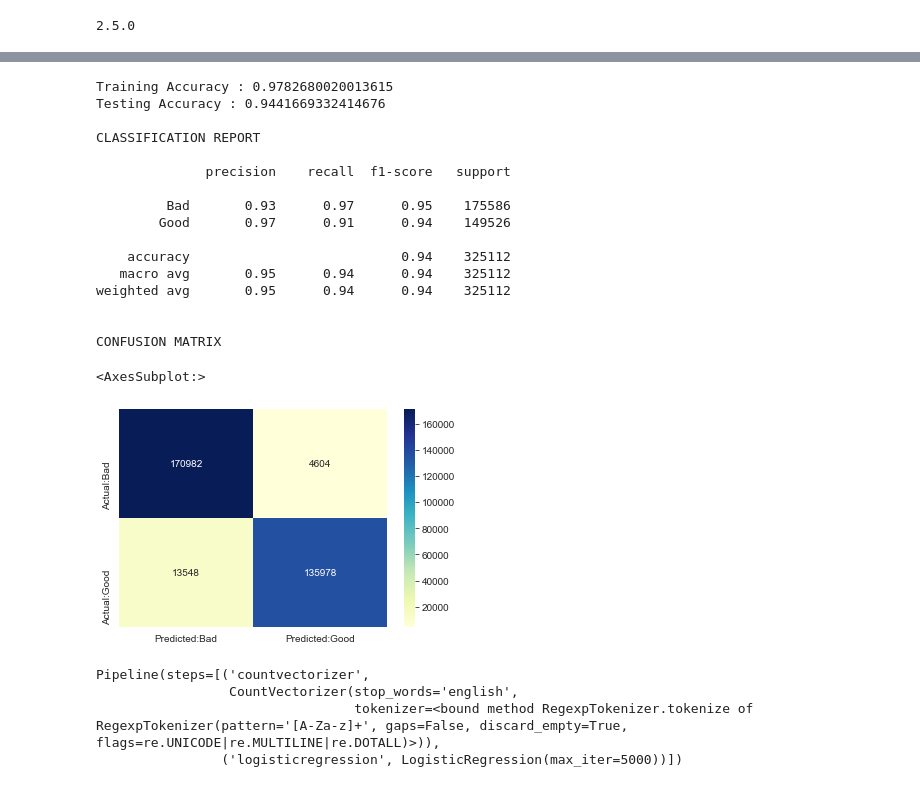
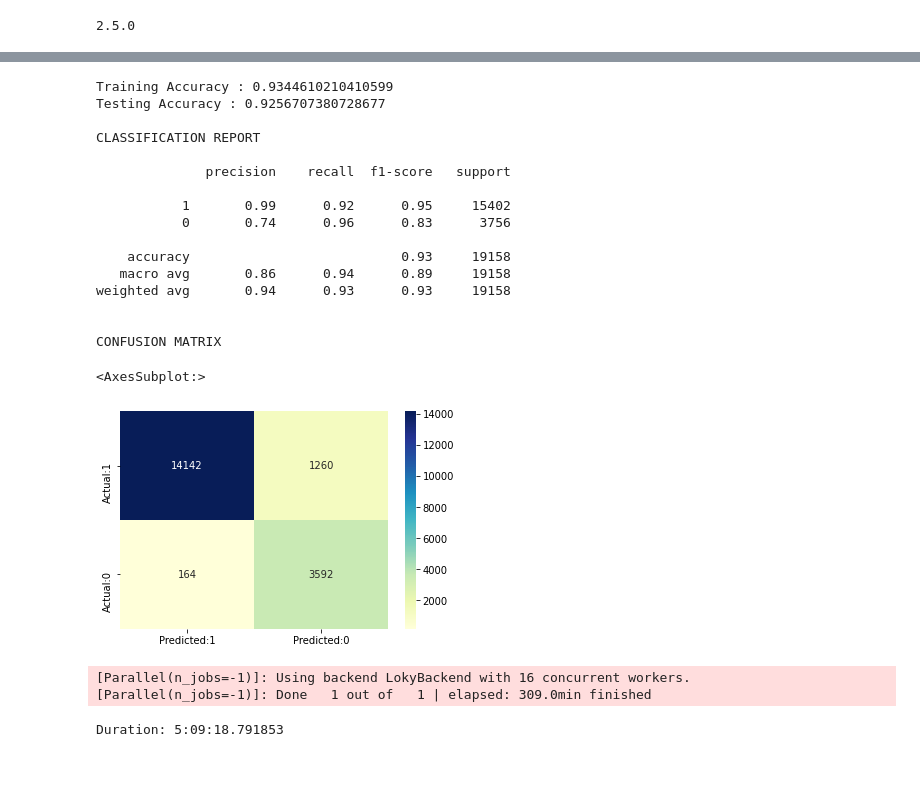
Before and after one commit to AreiousX/PhishingDetectorWithML101LetsGo, a Jupyter notebook: ML model/main.ipynb, the cells around one changed output, grey strips where cells are left out. Saved outputs shown, nothing was run; the diff lists cells and outputs as text; code cells hidden in the pictures.

```diff
--- a/ML model/main.ipynb
+++ b/ML model/main.ipynb
@@ -157,0 +347,5 @@ array([[0, 0, 0, ..., 0, 0, 0],
+# %%
+dftrain = dftrain.drop(['URL'], axis = 1).copy()
+# %%
+dftrain = dftrain.sample(frac=1).reset_index(drop=True)
+dftrain.sample(10)
@@ -157,0 +364,4 @@ array([[0, 0, 0, ..., 0, 0, 0],
+# %%
+cv = CountVectorizer()
+dMatrix = cv.fit_transform(dftrain.text_sent)
+dMatrix[:5].toarray()
@@ -164,0 +376,9 @@ LogisticRegression(max_iter=5000)
+# %%
+trainX, testX, trainY, testY = train_test_split(dMatrix, dftrain.Label, test_size = 0.005, random_state = 12)
+start_time = datetime.now()
+
+lr = LogisticRegression(max_iter=40000, verbose=8, random_state=128, n_jobs=-1)
+lr.fit(trainX, trainY)
+
+end_time = datetime.now()
+print('Duration: {}'.format(end_time - start_time))
@@ -172,35 +396,36 @@ Scores_ml['Logistic Regression'] = np.round(lr.score(testX,testY),2)
 # %%
-print('Training Accuracy :',lr.score(trainX,trainY))
-print('Testing Accuracy :',lr.score(testX,testY))
-con_mat = pd.DataFrame(confusion_matrix(lr.predict(testX), testY),
-            columns = ['Predicted:Bad', 'Predicted:Good'],
-            index = ['Actual:Bad', 'Actual:Good'])
+print("Training Accuracy :", lr.score(trainX, trainY))
+print("Testing Accuracy :", lr.score(testX, testY))
+con_mat = pd.DataFrame(
+    confusion_matrix(lr.predict(testX), testY),
+    columns=["Predicted:1", "Predicted:0"],
+    index=["Actual:1", "Actual:0"],
+)
 
 
-print('\nCLASSIFICATION REPORT\n')
-print(classification_report(lr.predict(testX), testY,
-                            target_names =['Bad','Good']))
+print("\nCLASSIFICATION REPORT\n")
+print(classification_report(lr.predict(testX), testY, target_names=["1", "0"]))
 
-print('\nCONFUSION MATRIX')
-plt.figure(figsize= (6,4))
-sns.heatmap(con_mat, annot = True,fmt='d',cmap="YlGnBu")
+print("\nCONFUSION MATRIX")
+plt.figure(figsize=(6, 4))
+sns.heatmap(con_mat, annot=True, fmt="d", cmap="YlGnBu")
 # %% [output]
-Training Accuracy : 0.9782680020013615
-Testing Accuracy : 0.9441669332414676
+Training Accuracy : 0.9344610210410599
+Testing Accuracy : 0.9256707380728677
 
 CLASSIFICATION REPORT
 
               precision    recall  f1-score   support
 
-         Bad       0.93      0.97      0.95    175586
-        Good       0.97      0.91      0.94    149526
+           1       0.99      0.92      0.95     15402
+           0       0.74      0.96      0.83      3756
 
-    accuracy                           0.94    325112
-   macro avg       0.95      0.94      0.94    325112
-weighted avg       0.95      0.94      0.94    325112
+    accuracy                           0.93     19158
+   macro avg       0.86      0.94      0.89     19158
+weighted avg       0.94      0.93      0.93     19158
 
 
 CONFUSION MATRIX
 <AxesSubplot:>
-[figure, old version]
+[figure, new version]
 # %%
@@ -208,10 +438,14 @@ pipeline_ls = make_pipeline(CountVectorizer(tokenizer = RegexpTokenizer(r'[A-Za-
 # %%
 trainX, testX, trainY, testY = train_test_split(dftrain.URL, dftrain.Label)
 # %%
-pipeline_ls.fit(trainX,trainY)
+start_time = datetime.now()
+
+pipeline_ls.fit(trainX, trainY)
+
+end_time = datetime.now()
+print('Duration: {}'.format(end_time - start_time))
 # %% [output]
-Pipeline(steps=[('countvectorizer',
-                 CountVectorizer(stop_words='english',
-                                 tokenizer=<bound method RegexpTokenizer.tokenize of RegexpTokenizer(pattern='[A-Za-z]+', gaps=False, discard_empty=True, flags=re.UNICODE|re.MULTILINE|re.DOTALL)>)),
-                ('logisticregression', LogisticRegression(max_iter=5000))])
+[Parallel(n_jobs=-1)]: Using backend LokyBackend with 16 concurrent workers.
+[Parallel(n_jobs=-1)]: Done   1 out of   1 | elapsed: 309.0min finished
+Duration: 5:09:18.791853
 # %%
```
Also changed, not shown: parts of 38 cells of this notebook.
